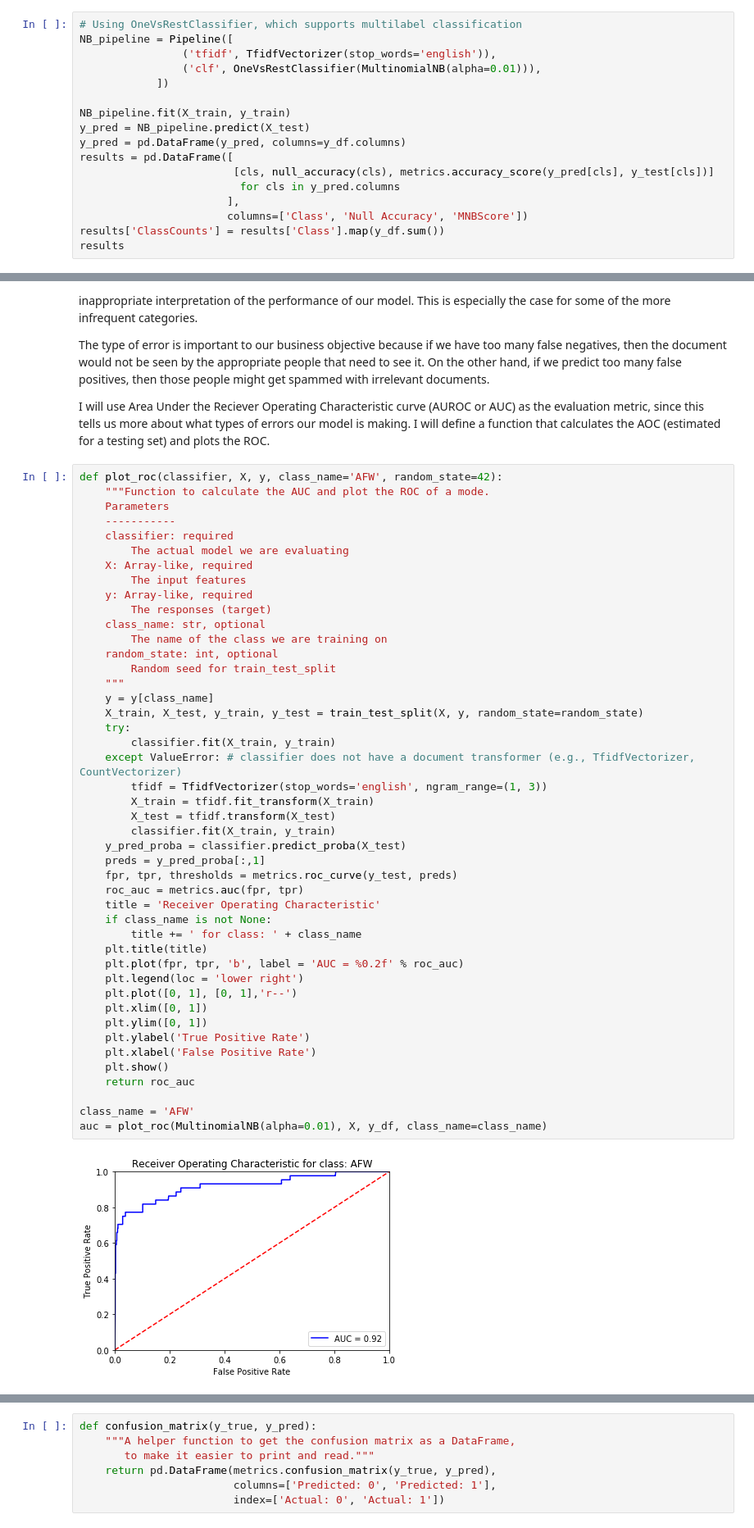
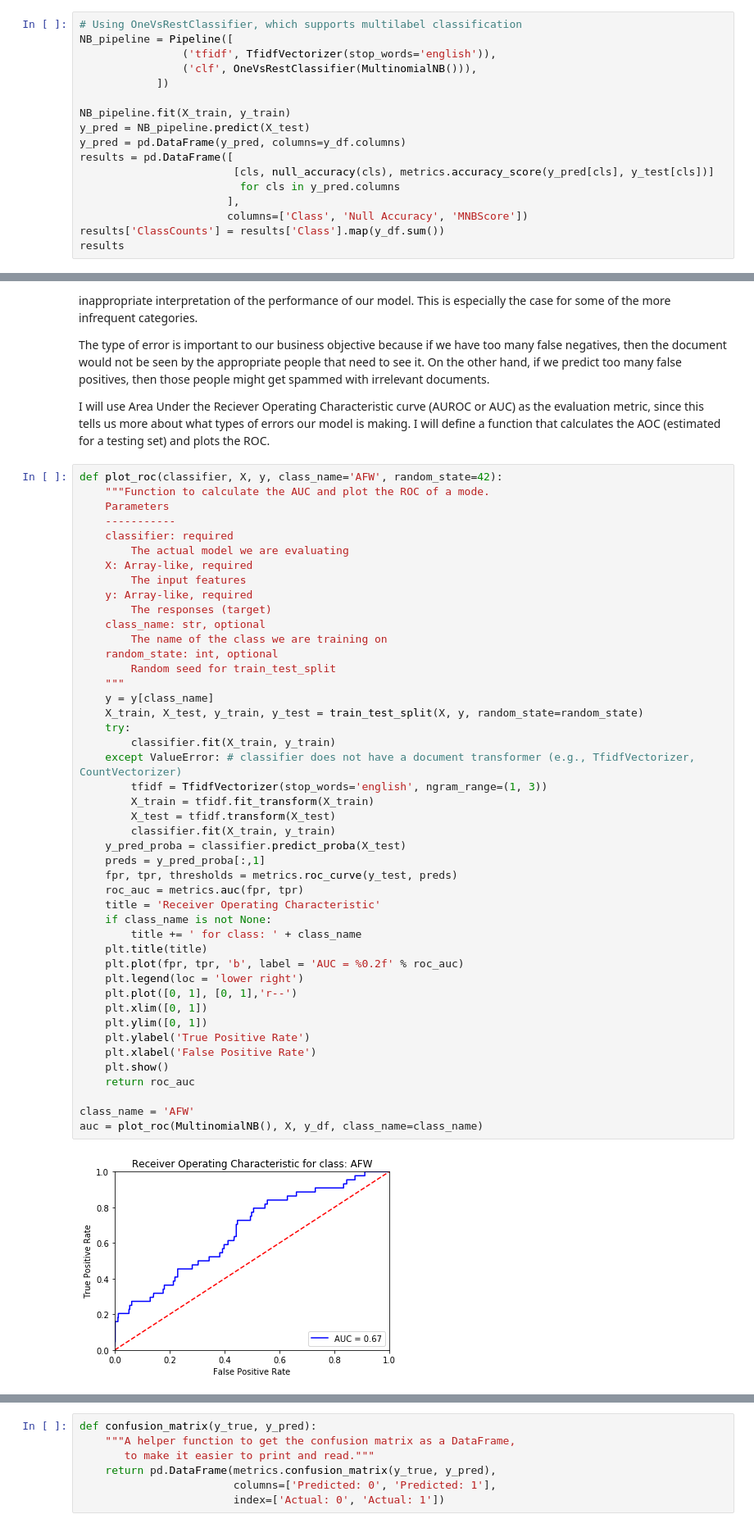
Before and after one commit to jesserobles/GA-Project, a Jupyter notebook: Event Report Classification.ipynb, the cells around one changed output, grey strips where cells are left out. Shown at 82% size. Cells and saved outputs as stored; diff of their text form.

```diff
--- a/Event Report Classification.ipynb
+++ b/Event Report Classification.ipynb
@@ -361,7 +362,7 @@ results
 # Using OneVsRestClassifier, which supports multilabel classification
 NB_pipeline = Pipeline([
                 ('tfidf', TfidfVectorizer(stop_words='english')),
-                ('clf', OneVsRestClassifier(MultinomialNB(alpha=0.01))),
+                ('clf', OneVsRestClassifier(MultinomialNB())),
             ])
 
 NB_pipeline.fit(X_train, y_train)
@@ -423,35 +424,35 @@ def plot_roc(classifier, X, y, class_name='AFW', random_state=42):
     """
     y = y[class_name]
     X_train, X_test, y_train, y_test = train_test_split(X, y, random_state=random_state)
     try:
         classifier.fit(X_train, y_train)
     except ValueError: # classifier does not have a document transformer (e.g., TfidfVectorizer, CountVectorizer)
         tfidf = TfidfVectorizer(stop_words='english', ngram_range=(1, 3))
         X_train = tfidf.fit_transform(X_train)
         X_test = tfidf.transform(X_test)
         classifier.fit(X_train, y_train)
     y_pred_proba = classifier.predict_proba(X_test)
     preds = y_pred_proba[:,1]
     fpr, tpr, thresholds = metrics.roc_curve(y_test, preds)
     roc_auc = metrics.auc(fpr, tpr)
     title = 'Receiver Operating Characteristic'
     if class_name is not None:
         title += ' for class: ' + class_name
     plt.title(title)
     plt.plot(fpr, tpr, 'b', label = 'AUC = %0.2f' % roc_auc)
     plt.legend(loc = 'lower right')
     plt.plot([0, 1], [0, 1],'r--')
     plt.xlim([0, 1])
     plt.ylim([0, 1])
     plt.ylabel('True Positive Rate')
     plt.xlabel('False Positive Rate')
     plt.show()
     return roc_auc
 
 class_name = 'AFW'
-auc = plot_roc(MultinomialNB(alpha=0.01), X, y_df, class_name=class_name)
+auc = plot_roc(MultinomialNB(), X, y_df, class_name=class_name)
 # %% [output]
-[figure, old version]
+[figure, new version]
 # %%
 # Let's try with another value for alpha
 auc = plot_roc(MultinomialNB(alpha=0.5), X, y_df, class_name=class_name)
```
Also changed, not shown: parts of 58 cells of this notebook, 1 other file.
